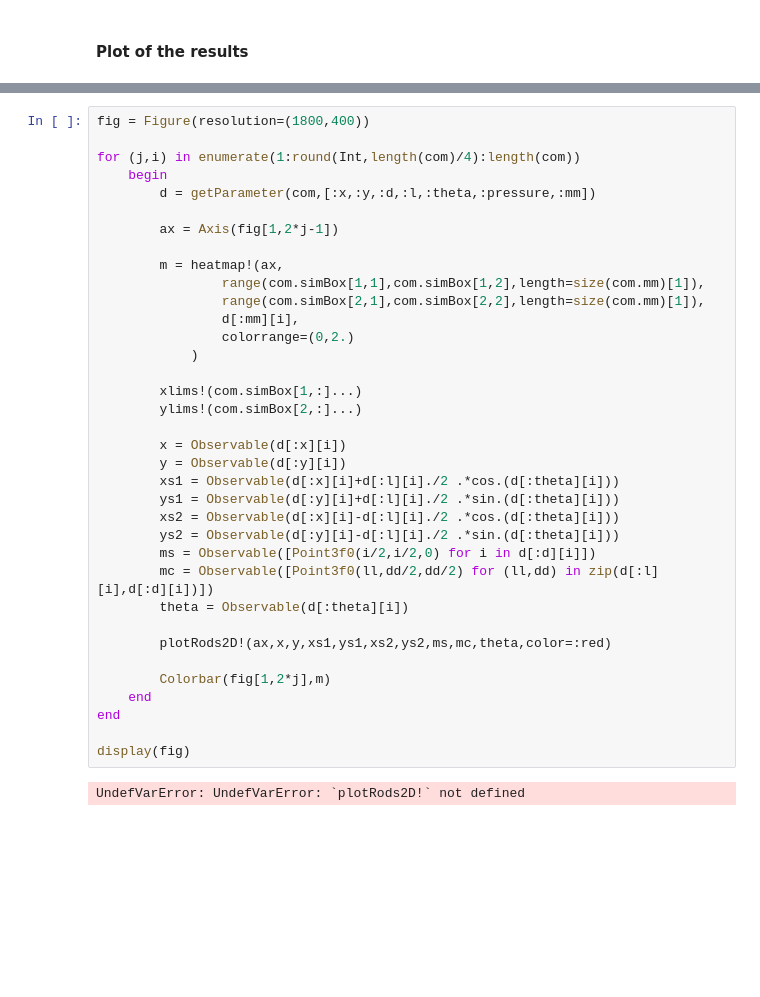
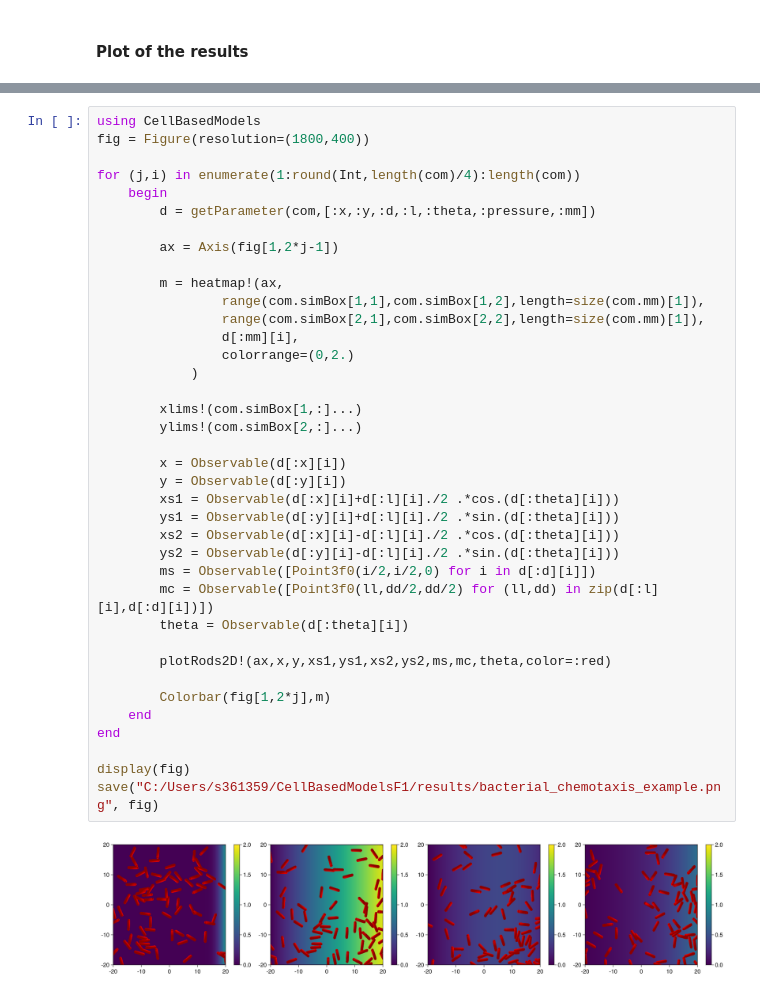
Before and after one commit to MarkoKorb/CellBasedModelsF1, a Jupyter notebook: code/bacterial_chemotaxis_example.ipynb, the cells around one changed output, grey strips where cells are left out. Cells and saved outputs as stored; diff of their text form; blank space fills up the shorter version.

Commit message:
impl bacterial chemotaxis + added images to readme

```diff
--- a/code/bacterial_chemotaxis_example.ipynb
+++ b/code/bacterial_chemotaxis_example.ipynb
@@ -221,4 +287,5 @@ Step: 8000
 # %%
+using CellBasedModels
 fig = Figure(resolution=(1800,400))
 
 for (j,i) in enumerate(1:round(Int,length(com)/4):length(com))
@@ -228,31 +295,32 @@ for (j,i) in enumerate(1:round(Int,length(com)/4):length(com))
         ax = Axis(fig[1,2*j-1])
 
         m = heatmap!(ax,
                 range(com.simBox[1,1],com.simBox[1,2],length=size(com.mm)[1]),
                 range(com.simBox[2,1],com.simBox[2,2],length=size(com.mm)[1]),
                 d[:mm][i],
                 colorrange=(0,2.)
             )
 
         xlims!(com.simBox[1,:]...)
         ylims!(com.simBox[2,:]...)
 
         x = Observable(d[:x][i])
         y = Observable(d[:y][i])
         xs1 = Observable(d[:x][i]+d[:l][i]./2 .*cos.(d[:theta][i]))
         ys1 = Observable(d[:y][i]+d[:l][i]./2 .*sin.(d[:theta][i]))
         xs2 = Observable(d[:x][i]-d[:l][i]./2 .*cos.(d[:theta][i]))
         ys2 = Observable(d[:y][i]-d[:l][i]./2 .*sin.(d[:theta][i]))
         ms = Observable([Point3f0(i/2,i/2,0) for i in d[:d][i]])
         mc = Observable([Point3f0(ll,dd/2,dd/2) for (ll,dd) in zip(d[:l][i],d[:d][i])])
         theta = Observable(d[:theta][i])
 
         plotRods2D!(ax,x,y,xs1,ys1,xs2,ys2,ms,mc,theta,color=:red)
 
         Colorbar(fig[1,2*j],m)
     end
 end
 
 display(fig)
+save("C:/Users/s361359/CellBasedModelsF1/results/bacterial_chemotaxis_example.png", fig)
 # %% [output]
-UndefVarError: UndefVarError: `plotRods2D!` not defined
+[figure, added]
```
Also changed, not shown: parts of 4 cells of this notebook, 3 other files.
